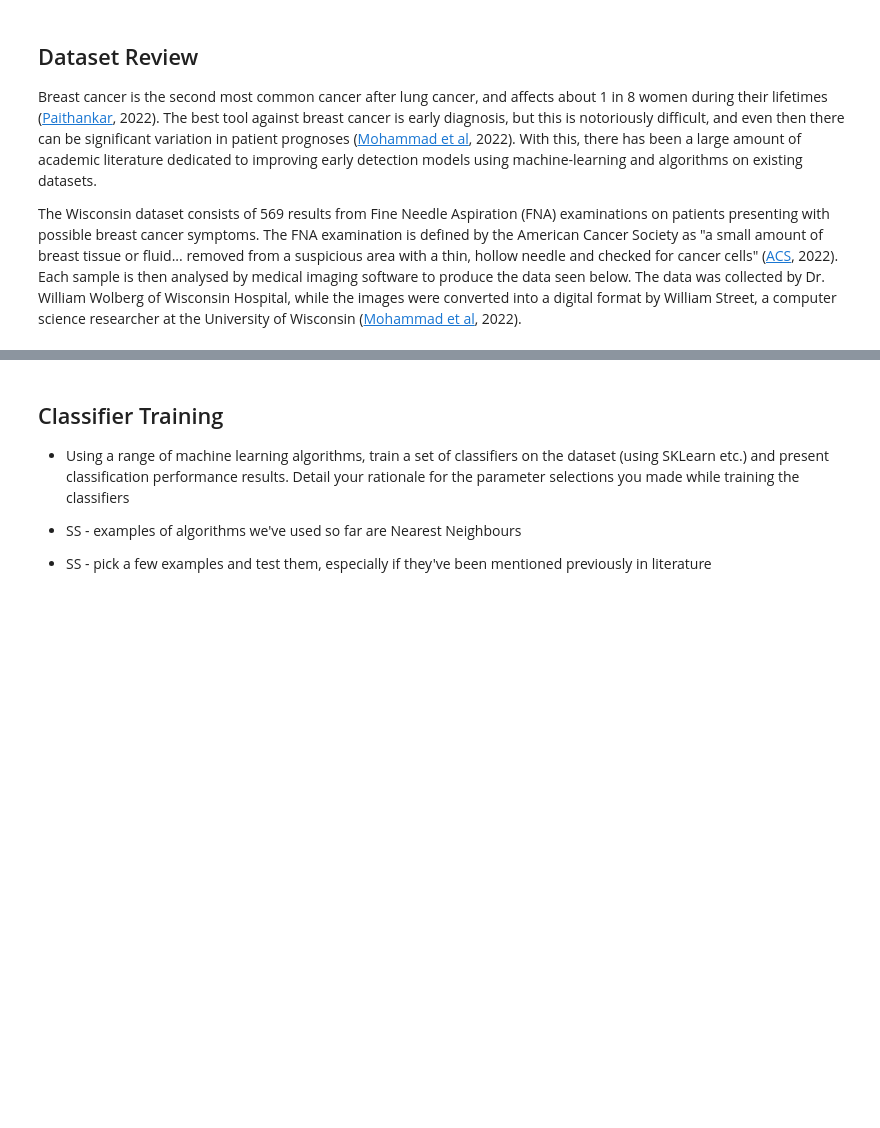
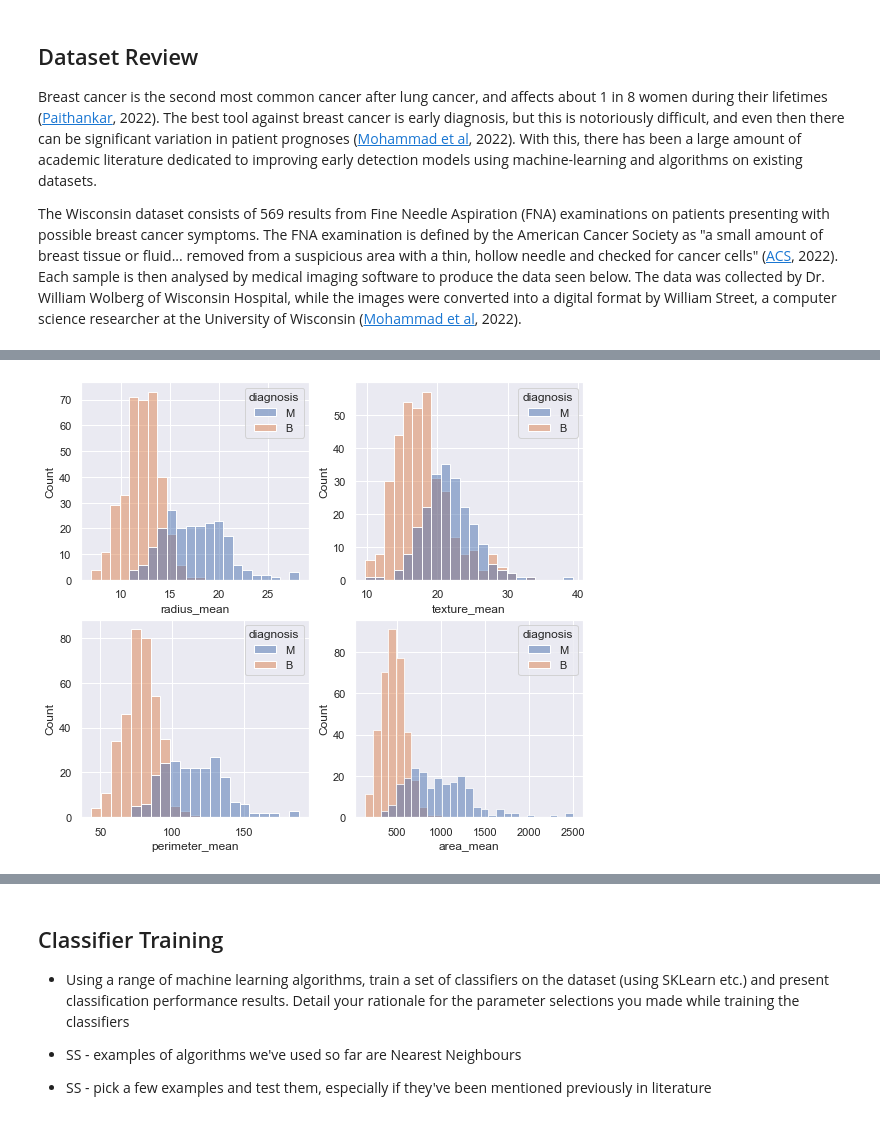
Before and after one commit to kiehozero/atu-progda-assignment-2, a Jupyter notebook: assignment.ipynb, the cells around one changed output, grey strips where cells are left out. Cells and saved outputs as stored; diff of their text form; code cells hidden in the pictures; blank space fills up the shorter version.

```diff
--- a/assignment.ipynb
+++ b/assignment.ipynb
@@ -91,0 +96,19 @@ The above table gives us a cursory glance at summarised values, but does not tel
+# %%
+# create a dataset isolating the first five variables
+
+frame = df[['diagnosis','radius_mean','texture_mean','perimeter_mean','area_mean']]
+
+# solution for getting Seaborn histograms to work with subplots comes from Statology links in README
+
+sns.set(rc={"figure.figsize":(9, 8)})
+fig, axes = plt.subplots(2, 2)
+
+# a plot for each of the spatial variables, separated by diagnosis
+sns.histplot(data=frame, x='radius_mean', hue='diagnosis',ax=axes[0,0])
+sns.histplot(data=frame, x='texture_mean', hue='diagnosis',ax=axes[0,1])
+sns.histplot(data=frame, x='perimeter_mean', hue='diagnosis',ax=axes[1,0])
+sns.histplot(data=frame, x='area_mean', hue='diagnosis',ax=axes[1,1])
+# plt.title("Radius means by diagnosis")
+plt.show()
+# %% [output]
+[figure, added]
```
Also changed, not shown: parts of 24 cells of this notebook, 1 other file.
